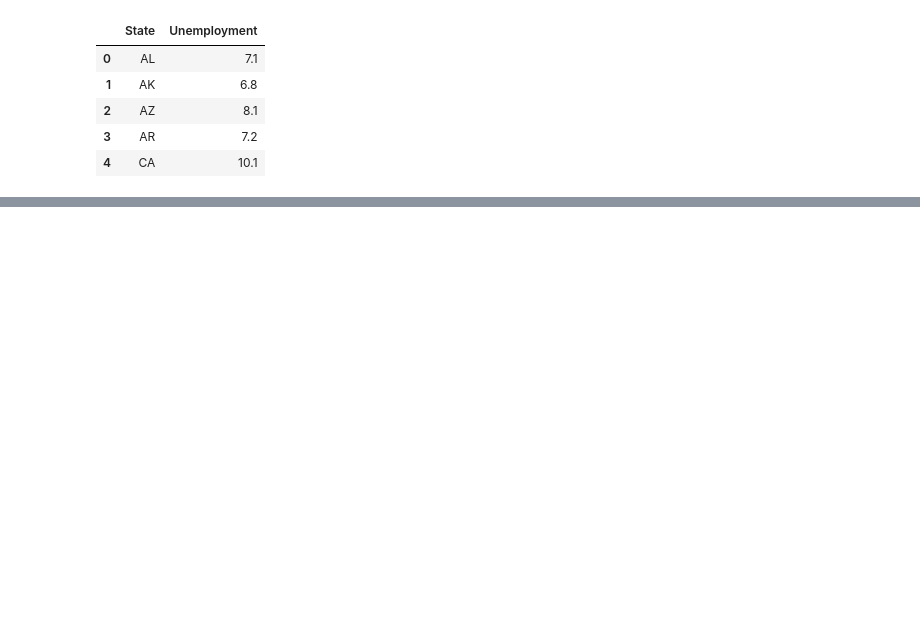
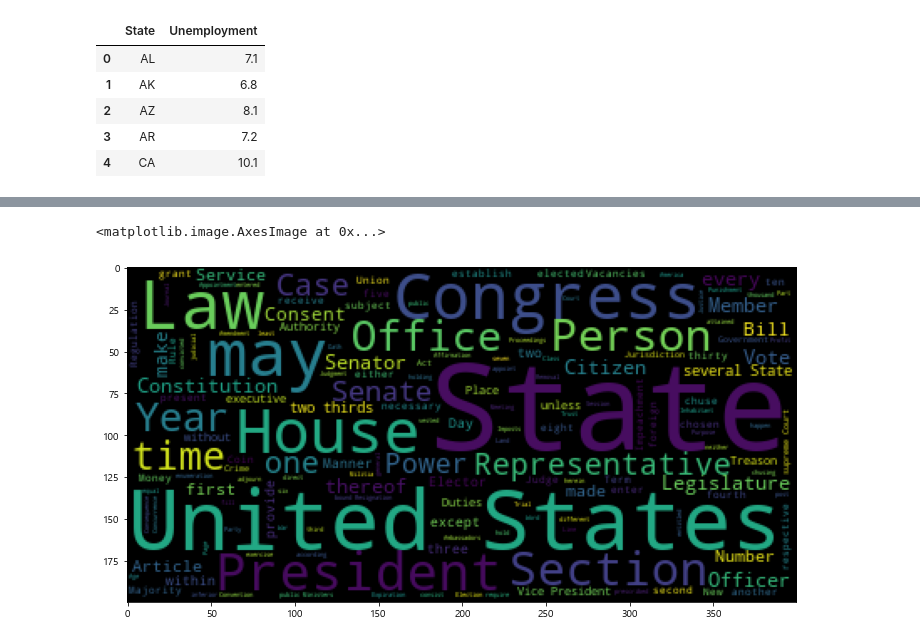
Before and after one commit to dbstj032207/Python, a Jupyter notebook: Analysis/3-matplotlib.ipynb, the cells around one changed output, grey strips where cells are left out. Drawn from its saved outputs; the diff is of its cells as text; code cells hidden in the pictures; blank space fills up the shorter version.

```diff
--- a/Analysis/3-matplotlib.ipynb
+++ b/Analysis/3-matplotlib.ipynb
@@ -679,0 +687,13 @@ map
+# %%
+text = open("data/wordcloud/constitution.txt")
+text = text.read()
+text
+
+wc = WordCloud().generate(text)   # 단어를 추출하여 빈도 수 계산
+wc.words_
+
+plt.figure(figsize=(12, 12))
+plt.imshow(wc)
+# %% [output]
+<matplotlib.image.AxesImage at 0x...>
+[figure, added]
```
Also changed, not shown: parts of 15 cells of this notebook, 2 other files.
